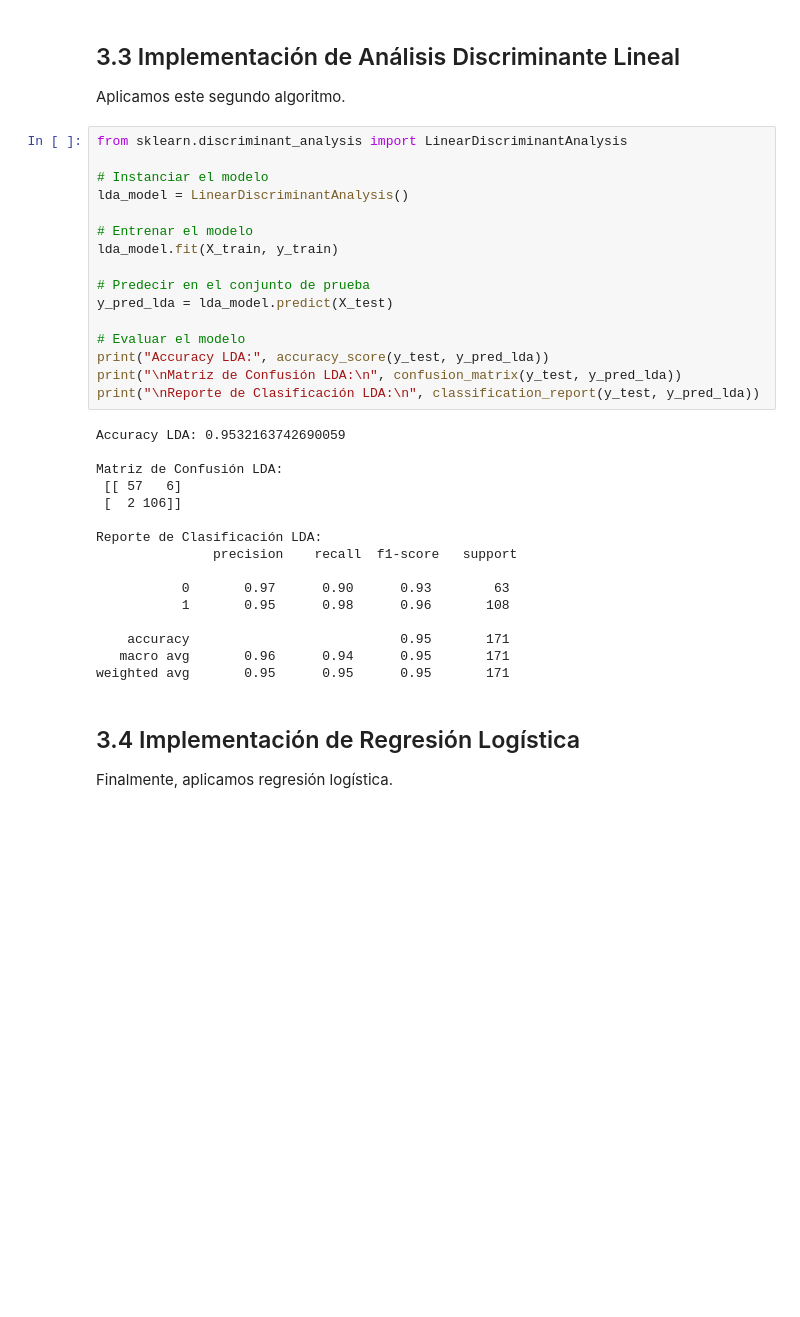
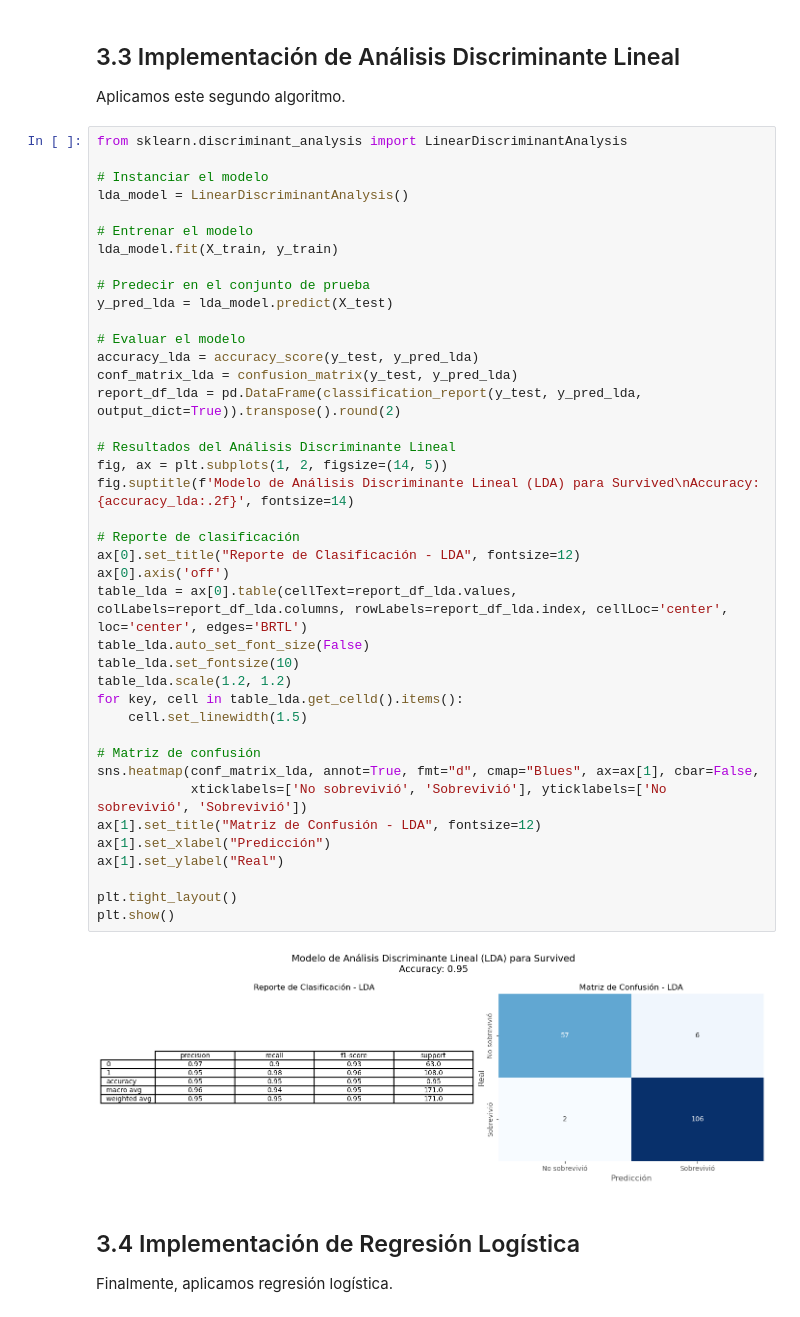
Before and after one commit to Godoca2/Machine-Learning, a Jupyter notebook: Scripts/ML_Lab3_DataSet_breast_cancer.ipynb, the cells around one changed output. Cells and saved outputs as stored; diff of their text form; blank space fills up the shorter version.

```diff
--- a/Scripts/ML_Lab3_DataSet_breast_cancer.ipynb
+++ b/Scripts/ML_Lab3_DataSet_breast_cancer.ipynb
@@ -339,38 +343,48 @@ weighted avg       0.94      0.94      0.94       171
 ## 3.3 Implementación de Análisis Discriminante Lineal
 
 Aplicamos este segundo algoritmo.
-# %%
-from sklearn.discriminant_analysis import LinearDiscriminantAnalysis
-
-# Instanciar el modelo
-lda_model = LinearDiscriminantAnalysis()
-
-# Entrenar el modelo
-lda_model.fit(X_train, y_train)
-
-# Predecir en el conjunto de prueba
-y_pred_lda = lda_model.predict(X_test)
-
-# Evaluar el modelo
-print("Accuracy LDA:", accuracy_score(y_test, y_pred_lda))
-print("\nMatriz de Confusión LDA:\n", confusion_matrix(y_test, y_pred_lda))
-print("\nReporte de Clasificación LDA:\n", classification_report(y_test, y_pred_lda))
-# %% [output]
-Accuracy LDA: 0.9532163742690059
-
-Matriz de Confusión LDA:
- [[ 57   6]
- [  2 106]]
-
-Reporte de Clasificación LDA:
-               precision    recall  f1-score   support
-
-           0       0.97      0.90      0.93        63
-           1       0.95      0.98      0.96       108
-
-    accuracy                           0.95       171
-   macro avg       0.96      0.94      0.95       171
-weighted avg       0.95      0.95      0.95       171
+# %%
+from sklearn.discriminant_analysis import LinearDiscriminantAnalysis
+
+# Instanciar el modelo
+lda_model = LinearDiscriminantAnalysis()
+
+# Entrenar el modelo
+lda_model.fit(X_train, y_train)
+
+# Predecir en el conjunto de prueba
+y_pred_lda = lda_model.predict(X_test)
+
+# Evaluar el modelo
+accuracy_lda = accuracy_score(y_test, y_pred_lda)
+conf_matrix_lda = confusion_matrix(y_test, y_pred_lda)
+report_df_lda = pd.DataFrame(classification_report(y_test, y_pred_lda, output_dict=True)).transpose().round(2)
+
+# Resultados del Análisis Discriminante Lineal
+fig, ax = plt.subplots(1, 2, figsize=(14, 5))
+fig.suptitle(f'Modelo de Análisis Discriminante Lineal (LDA) para Survived\nAccuracy: {accuracy_lda:.2f}', fontsize=14)
+
+# Reporte de clasificación
+ax[0].set_title("Reporte de Clasificación - LDA", fontsize=12)
+ax[0].axis('off')
+table_lda = ax[0].table(cellText=report_df_lda.values, colLabels=report_df_lda.columns, rowLabels=report_df_lda.index, cellLoc='center', loc='center', edges='BRTL')
+table_lda.auto_set_font_size(False)
+table_lda.set_fontsize(10)
+table_lda.scale(1.2, 1.2)
+for key, cell in table_lda.get_celld().items():
+    cell.set_linewidth(1.5)
+
+# Matriz de confusión
+sns.heatmap(conf_matrix_lda, annot=True, fmt="d", cmap="Blues", ax=ax[1], cbar=False,
+            xticklabels=['No sobrevivió', 'Sobrevivió'], yticklabels=['No sobrevivió', 'Sobrevivió'])
+ax[1].set_title("Matriz de Confusión - LDA", fontsize=12)
+ax[1].set_xlabel("Predicción")
+ax[1].set_ylabel("Real")
+
+plt.tight_layout()
+plt.show()
+# %% [output]
+[figure, added]
 # %% [markdown]
 ## 3.4 Implementación de Regresión Logística
 
```
Also changed, not shown: parts of 10 cells of this notebook.
